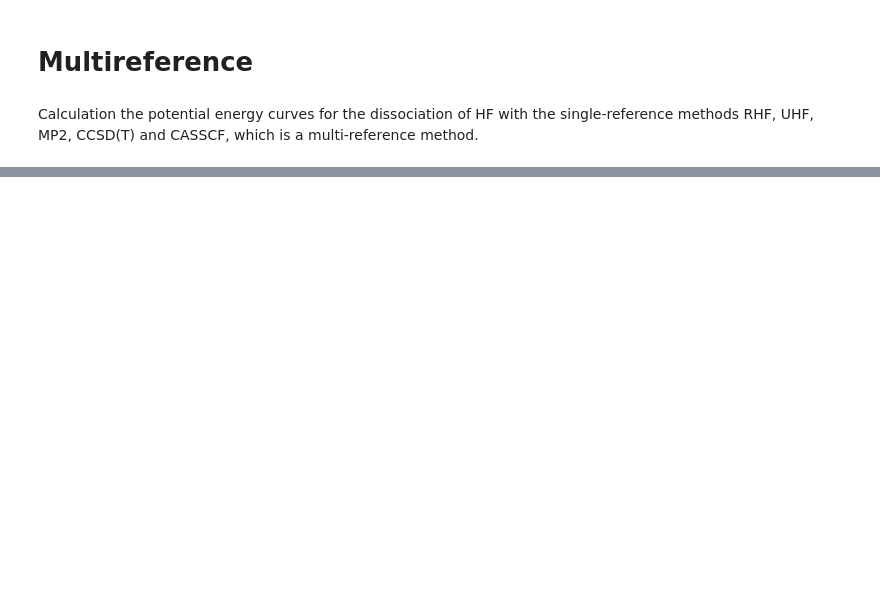
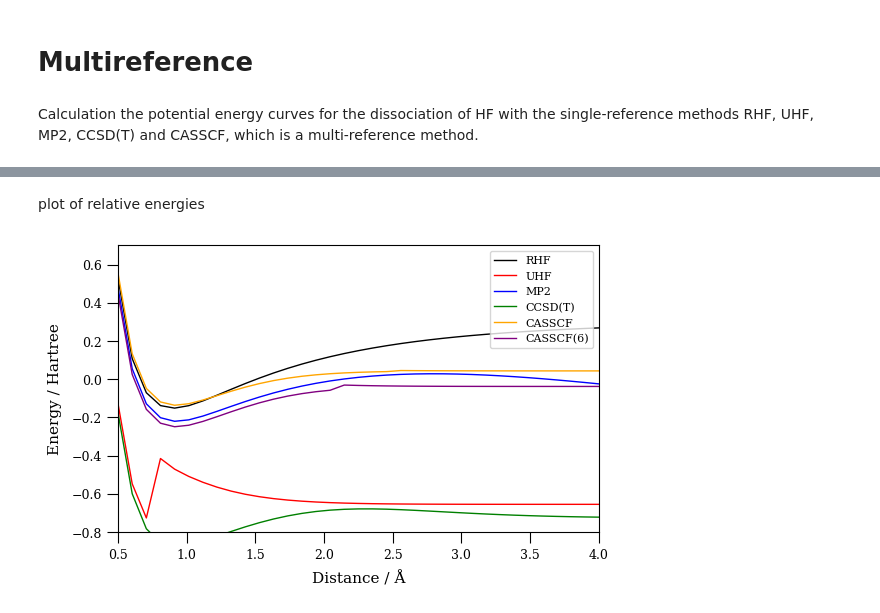
Before and after one commit to fabianherpell/qc2-application, a Jupyter notebook: Multireference/auswertung.ipynb, the cells around one changed output, grey strips where cells are left out. Drawn from its saved outputs; the diff is of its cells as text; code cells hidden in the pictures; blank space fills up the shorter version.

```diff
--- a/Multireference/auswertung.ipynb
+++ b/Multireference/auswertung.ipynb
@@ -155,0 +196,39 @@ save_plot_as_pdf(fig, 'Plots/MR_methods.pdf')
+# %% [markdown]
+plot of relative energies
+# %%
+# Plot of the curves relative to the atom energies
+
+# define figure
+fig = plt.figure(figsize=(fig_width, fig_height))
+spec = fig.add_gridspec(ncols=1, nrows=1, height_ratios=[1])
+
+# define subplots
+ax1 = fig.add_subplot(spec[0, 0])
+
+# plot data
+ax1.plot(x, RHF-(H_energy[3]+F_energy[3]), label='RHF', linewidth=lw)
+ax1.plot(x, UHF-(H_energy[4]+F_energy[4]), label='UHF', linewidth=lw)
+ax1.plot(x, MP2-(H_energy[2]+F_energy[2]), label='MP2', linewidth=lw)
+ax1.plot(x, CCSD_T-(H_energy[1]+F_energy[1]), label='CCSD(T)', linewidth=lw)
+ax1.plot(x, CASSCF-(H_energy[0]+F_energy[0]), label='CASSCF', linewidth=lw)
+ax1.plot(x, CASSCF_6-(H_energy[0]+F_energy[3]), label='CASSCF(6)', linewidth=lw)
+
+
+# set labels
+ax1.set_xlabel('Distance / Å')
+ax1.set_ylabel('Energy / Hartree')
+
+# set limits
+ax1.set_xlim(0.5, 4.0)
+ax1.set_ylim(-0.8, 0.7)
+
+# set legend and title
+ax1.legend(loc='upper right', fancybox=True, fontsize=8)
+
+# show plot
+plt.show()
+
+# save plot
+save_plot_as_pdf(fig, 'Plots/Relative_energies.pdf')
+# %% [output]
+[figure, added]
```
Also changed, not shown: parts of 3 cells of this notebook, 2 other files.
